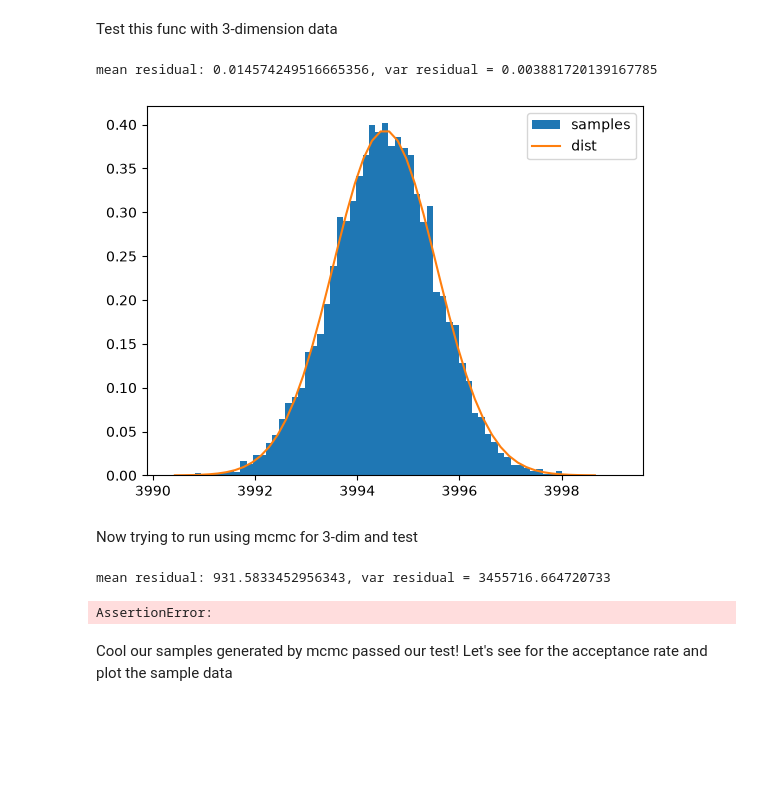
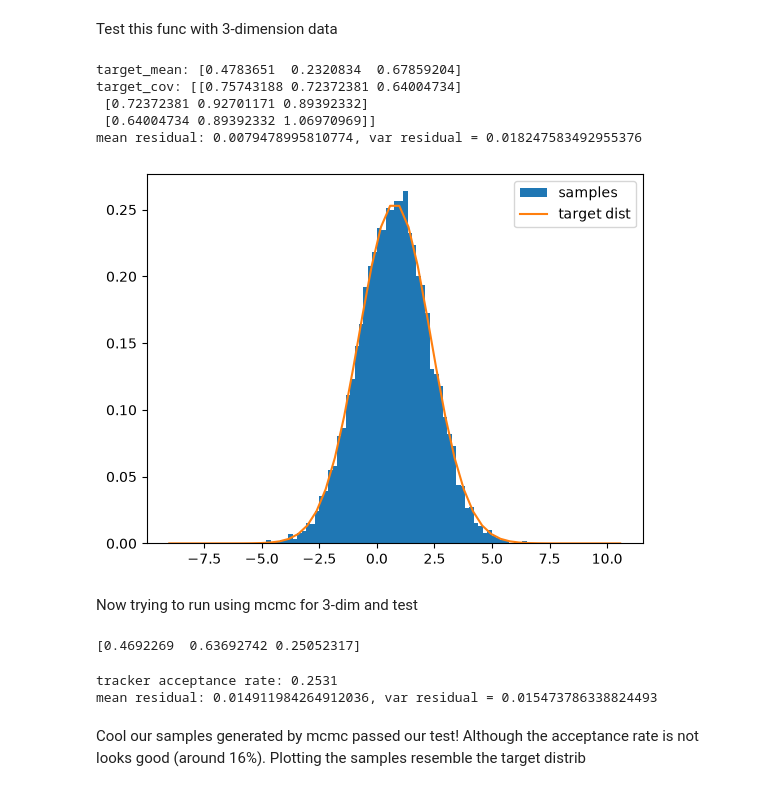
Before and after one commit to saobangmath/MiniProject-PhD-, a Jupyter notebook: MCMC/MCMC.ipynb, the cells around one changed output. Cells and saved outputs as stored; diff of their text form; code cells hidden in the pictures; blank space fills up the shorter version.

```diff
--- a/MCMC/MCMC.ipynb
+++ b/MCMC/MCMC.ipynb
@@ -559,7 +559,7 @@ In below, we will:
 # %%
 import numpy as np
 
-epsilon = 0.05
+epsilon = 0.07
 
 r"""
  our test will demand some parameters:
@@ -596,8 +596,8 @@ Test this func with 3-dimension data
 # %%
 from scipy.stats import norm
 
-target_mean = np.random.uniform(-100, 10000, size = 3)
-K = np.random.uniform(-1, 1, size = (3, 3))
+target_mean = np.random.uniform(0, 1, size = 3)
+K = np.random.uniform(0, 1, size = (3, 3))
 target_cov = K @ K.T
 
 samples = np.random.multivariate_normal(
@@ -606,25 +606,35 @@ samples = np.random.multivariate_normal(
     size = 10_000
 )
 
+print("target_mean: {}".format(target_mean))
+print("target_cov: {}".format(target_cov))
+
 mean, var, samples = test_samples(samples, target_mean, target_cov)
 # %% [output]
-mean residual: 0.014574249516665356, var residual = 0.003881720139167785
+target_mean: [0.4783651  0.2320834  0.67859204]
+target_cov: [[0.75743188 0.72372381 0.64004734]
+ [0.72372381 0.92701171 0.89392332]
+ [0.64004734 0.89392332 1.06970969]]
+mean residual: 0.0079478995810774, var residual = 0.018247583492955376
 # %%
 from matplotlib import pyplot as plt
 import numpy as np
 
-fig, ax = plt.subplots()
+def plot_util(samples, mean, var):
+    fig, ax = plt.subplots()
 
-xx = np.linspace(mean - 4 * var, mean + 4 * var)
-yy = norm(loc = mean, scale = np.sqrt(var)).pdf(xx)
+    xx = np.linspace(mean - 4 * var, mean + 4 * var)
+    yy = norm(loc = mean, scale = np.sqrt(var)).pdf(xx)
 
-ax.hist(samples, density = True, bins ='auto', label = 'samples')
-ax.plot(xx, yy, label = 'dist')
+    ax.hist(samples, density = True, bins ='auto', label = 'samples')
+    ax.plot(xx, yy, label = 'target dist')
 
-plt.legend()
-fig.show()
+    plt.legend()
+    fig.show()
-# %% [output]
-[figure, removed]
+# %%
+plot_util(samples, mean, var)
+# %% [output]
+[figure, added]
 # %% [markdown]
 Now trying to run using mcmc for 3-dim and test
 # %%
@@ -636,21 +646,25 @@ dist = multivariate_normal(
     cov = target_cov
 )
 
-move_cov = np.eye(3)
+move_cov = np.diag([0.5, 0.5, 0.5])
 
-def propose_fn(st):
+def proposed_fn(st):
     return st + np.random.multivariate_normal(
         mean=np.zeros(3),
-        cov = np.eye(3),
+        cov = move_cov,
     )
 
-initial_state = np.random.uniform(-1, 1, size = 3)
+initial_state = np.random.uniform(0, 1, size = 3)
+print(initial_state)
 
-samples = mcmc(initial_state, dist.logpdf, propose_fn, 100000, tracker)
+samples = mcmc(initial_state, dist.logpdf, proposed_fn, 200000, tracker)
+print("tracker acceptance rate: {}".format(tracker.get_acceptance_rate()))
 samples = np.array(samples)
+
 mean, var, samples = test_samples(samples, target_mean, target_cov)
 # %% [output]
-mean residual: 931.5833452956343, var residual = 3455716.664720733
+[0.4692269  0.63692742 0.25052317]
-AssertionError:
+tracker acceptance rate: 0.2531
+mean residual: 0.014911984264912036, var residual = 0.015473786338824493
 # %% [markdown]
-Cool our samples generated by mcmc passed our test! Let's see for the acceptance rate and plot the sample data
+Cool our samples generated by mcmc passed our test! Although the acceptance rate is not looks good (around 16%). Plotting the samples resemble the target distrib
```
Also changed, not shown: parts of 21 cells of this notebook.
